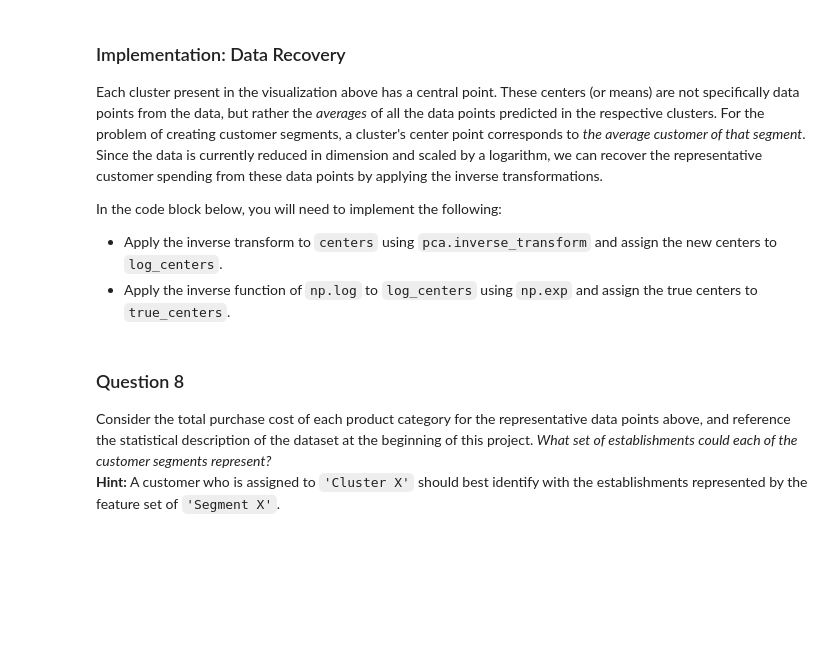
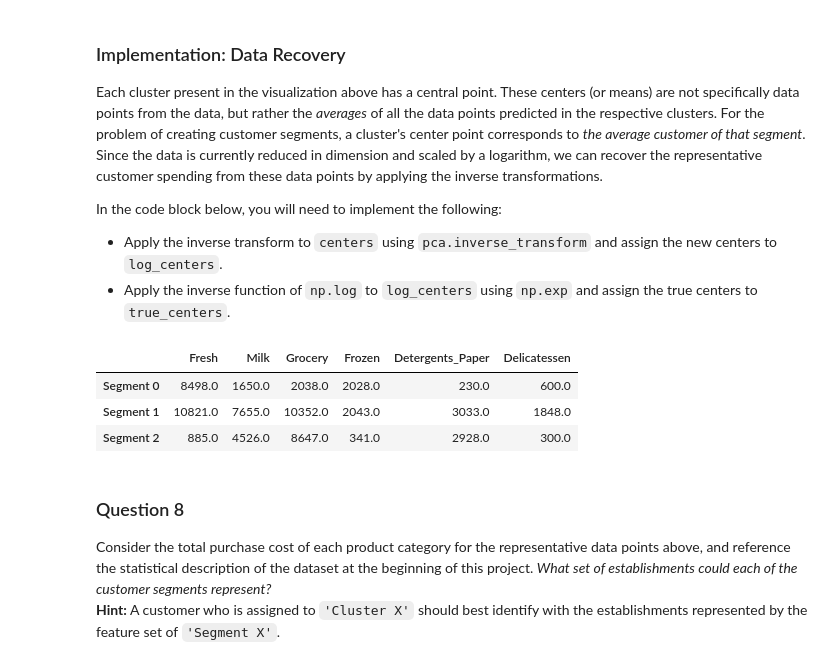
Before and after one commit to Metis1589/machine-learning, a Jupyter notebook: projects/customer_segments/customer_segments.ipynb, the cells around one changed output. Cells and saved outputs as stored; diff of their text form; code cells hidden in the pictures; blank space fills up the shorter version.

```diff
--- a/projects/customer_segments/customer_segments.ipynb
+++ b/projects/customer_segments/customer_segments.ipynb
@@ -391,0 +377,38 @@ score = None
+# %%
+from sklearn.cluster import KMeans
+from sklearn.metrics import silhouette_score
+
+range_n_clusters = [2, 3, 4, 5, 6, 7, 8, 9, 10, 11, 12, 13, 14, 15, 16, 17, 18, 19, 20]
+
+for n_clusters in range_n_clusters:
+
+    # TODO: Apply your clustering algorithm of choice to the reduced data
+    clusterer = KMeans(n_clusters=n_clusters, random_state=0).fit(reduced_data)
+
+    # TODO: Predict the cluster for each data point
+    preds = clusterer.predict(reduced_data)
+
+    # TODO: Find the cluster centers
+    centers = clusterer.cluster_centers_
+
+    # TODO: Predict the cluster for each transformed sample data point
+    sample_preds = clusterer.predict(reduced_data)
+
+    # TODO: Calculate the mean silhouette coefficient for the number of clusters chosen
+    score = silhouette_score(reduced_data, sample_preds, random_state=0)
+    print("For n_clusters =", n_clusters, "The average silhouette_score is :", score)
+
+n_clusters = 3
+# TODO: Apply your clustering algorithm of choice to the reduced data
+clusterer = KMeans(n_clusters=n_clusters, random_state=0).fit(reduced_data)
+
+# TODO: Predict the cluster for each data point
+preds = clusterer.predict(reduced_data)
+
+# TODO: Find the cluster centers
+centers = clusterer.cluster_centers_
+
+print "Optimal centers ",centers
+
+# TODO: Predict the cluster for each transformed sample data point
+sample_preds = clusterer.predict(reduced_data)
@@ -409,16 +452,21 @@ In the code block below, you will need to implement the following:
  - Apply the inverse function of `np.log` to `log_centers` using `np.exp` and assign the true centers to `true_centers`.
 # %%
 # TODO: Inverse transform the centers
-log_centers = None
+log_centers = pca.inverse_transform(centers)
 
 # TODO: Exponentiate the centers
-true_centers = None
+true_centers = np.exp(log_centers)
 
 # Display the true centers
 segments = ['Segment {}'.format(i) for i in range(0,len(centers))]
 true_centers = pd.DataFrame(np.round(true_centers), columns = data.keys())
 true_centers.index = segments
 display(true_centers)
+# %% [output]
+|  | Fresh | Milk | Grocery | Frozen | Detergents_Paper | Delicatessen |
+| Segment 0 | 8498.0 | 1650.0 | 2038.0 | 2028.0 | 230.0 | 600.0 |
+| Segment 1 | 10821.0 | 7655.0 | 10352.0 | 2043.0 | 3033.0 | 1848.0 |
+| Segment 2 | 885.0 | 4526.0 | 8647.0 | 341.0 | 2928.0 | 300.0 |
 # %% [markdown]
 ### Question 8
 Consider the total purchase cost of each product category for the representative data points above, and reference the statistical description of the dataset at the beginning of this project. *What set of establishments could each of the customer segments represent?*
```
Also changed, not shown: parts of 6 cells of this notebook, 6 other files.
